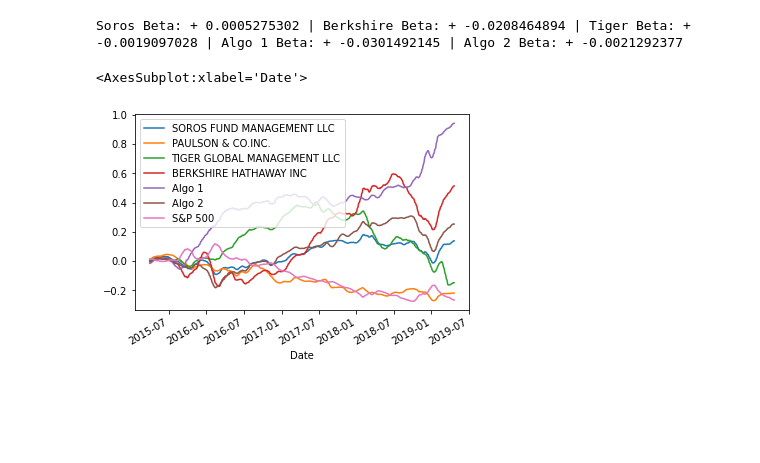
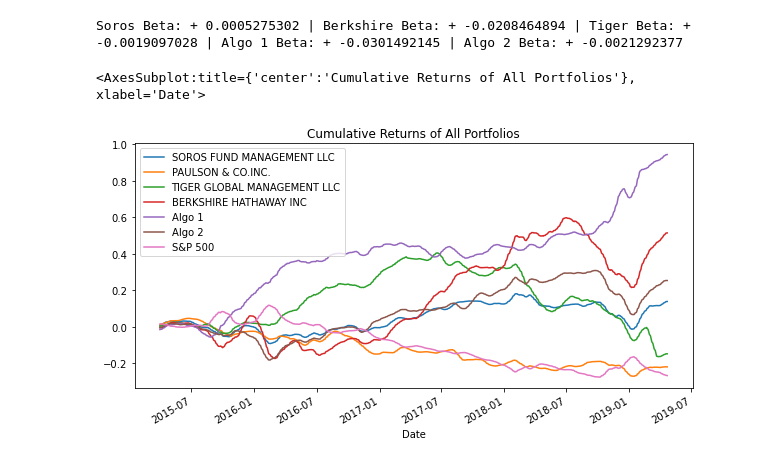
Before and after one commit to eobasanya/Python_Projects, a Jupyter notebook: Pandas/pandas.ipynb, the cells around one changed output. Drawn from its saved outputs; the diff is of its cells as text; code cells hidden in the pictures; blank space fills up the shorter version.

```diff
--- a/Pandas/pandas.ipynb
+++ b/Pandas/pandas.ipynb
@@ -151,7 +172,7 @@ print(f'Soros Beta: + {round(soros_beta, 10)} | Berkshire Beta: + {round(berkshi
 Soros Beta: + 0.0005275302 | Berkshire Beta: + -0.0208464894 | Tiger Beta: + -0.0019097028 | Algo 1 Beta: + -0.0301492145 | Algo 2 Beta: + -0.0021292377
 # %%
 #Calculate exponentially weighted moving average with 21 day window
-analysis_cumulative_returns.rolling(window=21).mean().plot()
+analysis_cumulative_returns.rolling(window=21).mean().plot(figsize=(10,5), title='Cumulative Returns of All Portfolios')
 # %% [output]
-<AxesSubplot:xlabel='Date'>
+<AxesSubplot:title={'center':'Cumulative Returns of All Portfolios'}, xlabel='Date'>
-[figure, old version]
+[figure, new version]
```
Also changed, not shown: parts of 12 cells of this notebook.
